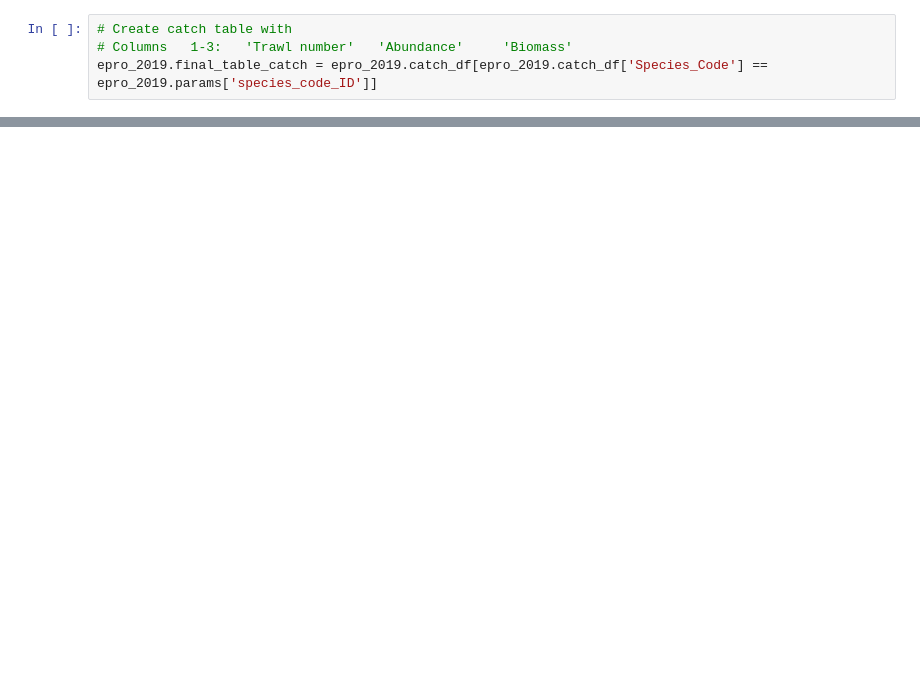
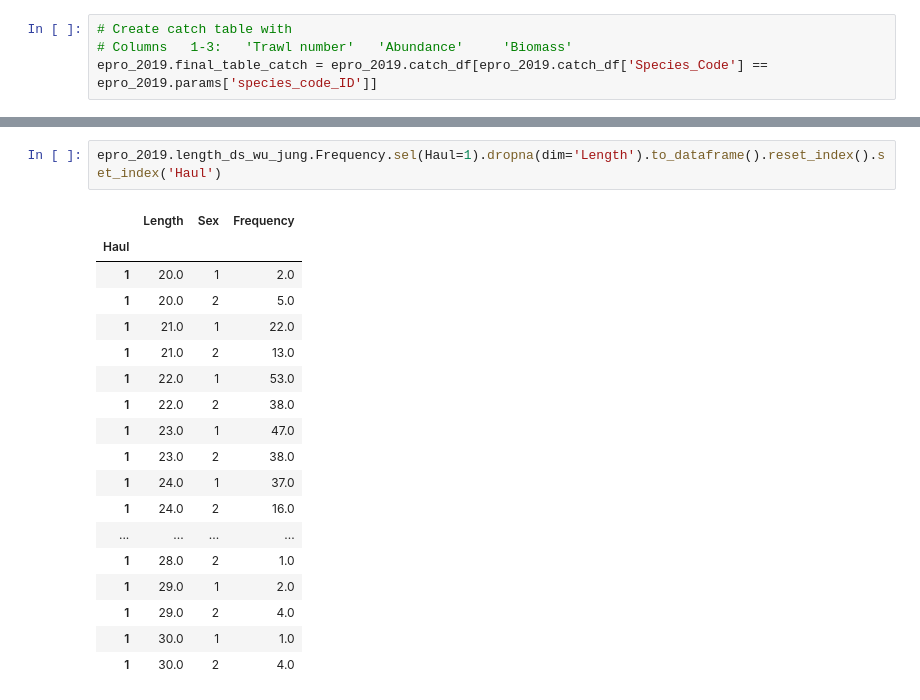
Before and after one commit to OSOceanAcoustics/echopop, a Jupyter notebook: proto_typing.ipynb, the cells around one changed output, grey strips where cells are left out. Saved outputs shown, nothing was run; the diff lists cells and outputs as text; blank space fills up the shorter version.

```diff
--- a/proto_typing.ipynb
+++ b/proto_typing.ipynb
@@ -166,0 +255,21 @@ epro_2019.specimen_df.loc[3].shape
+# %%
+epro_2019.length_ds_wu_jung.Frequency.sel(Haul=1).dropna(dim='Length').to_dataframe().reset_index().set_index('Haul')
+# %% [output]
+|  | Length | Sex | Frequency |
+| Haul |  |  |  |
+| 1 | 20.0 | 1 | 2.0 |
+| 1 | 20.0 | 2 | 5.0 |
+| 1 | 21.0 | 1 | 22.0 |
+| 1 | 21.0 | 2 | 13.0 |
+| 1 | 22.0 | 1 | 53.0 |
+| 1 | 22.0 | 2 | 38.0 |
+| 1 | 23.0 | 1 | 47.0 |
+| 1 | 23.0 | 2 | 38.0 |
+| 1 | 24.0 | 1 | 37.0 |
+| 1 | 24.0 | 2 | 16.0 |
+| ... | ... | ... | ... |
+| 1 | 28.0 | 2 | 1.0 |
+| 1 | 29.0 | 1 | 2.0 |
+| 1 | 29.0 | 2 | 4.0 |
+| 1 | 30.0 | 1 | 1.0 |
+| 1 | 30.0 | 2 | 4.0 |
```
Also changed, not shown: parts of 20 cells of this notebook, 3 other files.
